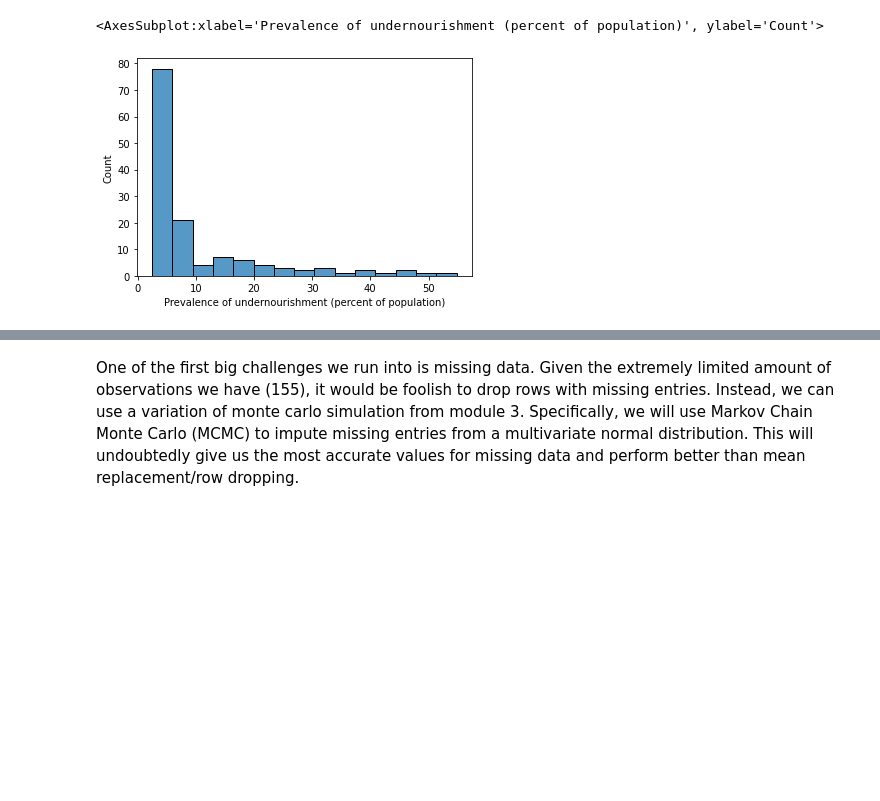
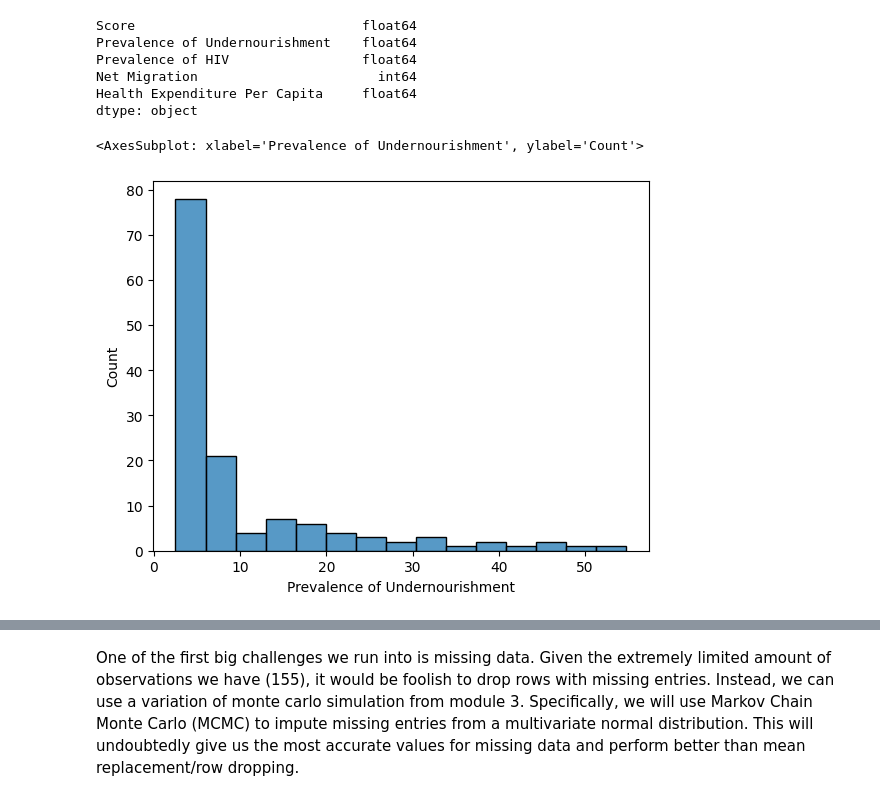
Before and after one commit to alexkato29/CS216-Happiness-Project, a Jupyter notebook: eda.ipynb, the cells around one changed output, grey strips where cells are left out. Cells and saved outputs as stored; diff of their text form; code cells hidden in the pictures; blank space fills up the shorter version.

Commit message:
Cleaned Data

```diff
--- a/eda.ipynb
+++ b/eda.ipynb
@@ -55,6 +49,34 @@ test.head()
+# %%
+# Select columns we want
+happy = happy_merged[["Score",
+                      "Current health expenditure per capita, PPP (current international $)",
+                      "Prevalence of undernourishment (% of population)",
+                      "Net migration",
+                      "Prevalence of HIV, total (% of population ages 15-49)"]]
+happy = happy.replace('..', np.nan)
+
+# Convert objects to floats
+happy["Prevalence of Undernourishment"] = pd.to_numeric(happy["Prevalence of undernourishment (% of population)"])
+happy["Prevalence of HIV"] = pd.to_numeric(happy["Prevalence of HIV, total (% of population ages 15-49)"])
+happy["Net Migration"] = pd.to_numeric(happy["Net migration"])
+happy["Health Expenditure Per Capita"] = pd.to_numeric(happy["Current health expenditure per capita, PPP (current international $)"])
+
+# Drop old columns
+happy = happy.drop(["Current health expenditure per capita, PPP (current international $)",
+                      "Prevalence of undernourishment (% of population)",
+                      "Net migration",
+                      "Prevalence of HIV, total (% of population ages 15-49)"], axis=1)
+happy.dtypes
+# %% [output]
+Score                             float64
+Prevalence of Undernourishment    float64
+Prevalence of HIV                 float64
+Net Migration                       int64
+Health Expenditure Per Capita     float64
+dtype: object
 # %%
-sns.histplot(data = test, x = "Prevalence of undernourishment (percent of population)")
+sns.histplot(data = happy, x = "Prevalence of Undernourishment")
 # %% [output]
-<AxesSubplot:xlabel='Prevalence of undernourishment (percent of population)', ylabel='Count'>
+<AxesSubplot: xlabel='Prevalence of Undernourishment', ylabel='Count'>
-[figure, old version]
+[figure, new version]
 # %%
```
Also changed, not shown: parts of 11 cells of this notebook.
